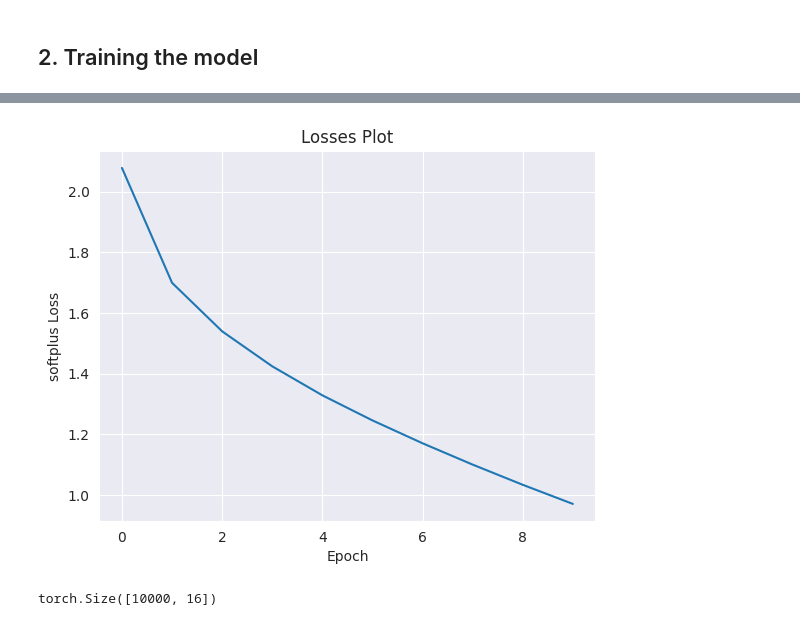
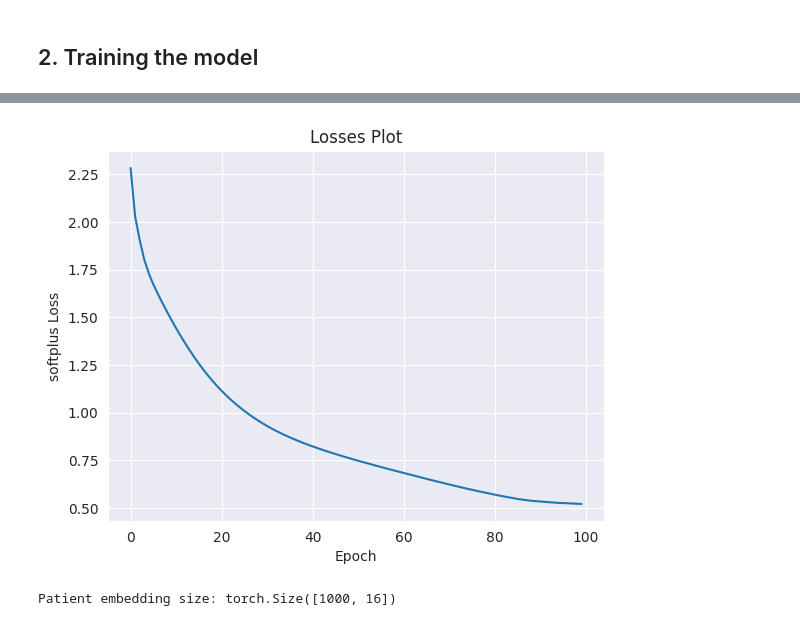
Before and after one commit to TeamHeKA/neurovasc, a Jupyter notebook: notebooks/Graphs/transe_node_pred.ipynb, the cells around one changed output, grey strips where cells are left out. Drawn from its saved outputs; the diff is of its cells as text; code cells hidden in the pictures.

```diff
--- a/notebooks/Graphs/transe_node_pred.ipynb
+++ b/notebooks/Graphs/transe_node_pred.ipynb
@@ -101,7 +126,7 @@ tf = TriplesFactory.from_path(f'{path}/sphn_events_noOutcome.tsv', create_invers
 # %%
 model_name = 'TransE'
 embedding_dim = 16
-epochs = 10
+epochs = 100
 
 result = pipeline(
     training=tf,
@@ -133,4 +159,4 @@ INFO:pykeen.evaluation.evaluator:Evaluation took 1183.17s seconds
-[figure, old version]
+[figure, new version]
 # %%
 import torch
 import torch.nn as nn
@@ -141,17 +167,17 @@ device = torch.device('cuda' if torch.cuda.is_available() else 'cpu')
 model = result.model
 entity_embedding = model.entity_representations[0](indices=None).detach().cpu()
 patient_embedding = entity_embedding[patient_id]
-print(patient_embedding.shape)
+print(f'Patient embedding size: {patient_embedding.shape}')
 
 patient_embedding = patient_embedding.to(device)
-y = joblib.load('ouput.joblib')
+y = joblib.load('../Data Generation/outcomes_1000_0.joblib')
 y = torch.Tensor(y).long().to(device)
 
-train_x, train_y = patient_embedding[:8000], y[:8000]
-val_x, val_y = patient_embedding[8000:9000], y[8000:9000]
-test_x, test_y = patient_embedding[9000:], y[9000:]
+train_x, train_y = patient_embedding[:int(num_patients*0.8)], y[:int(num_patients*0.8)]
+val_x, val_y = patient_embedding[int(num_patients*0.8):int(num_patients*0.9)], y[int(num_patients*0.8):int(num_patients*0.9)]
+test_x, test_y = patient_embedding[int(num_patients*0.9):], y[int(num_patients*0.9):]
 # %% [output]
-torch.Size([10000, 16])
+Patient embedding size: torch.Size([1000, 16])
 # %%
 # MLP classifier
 class NeuralNetwork(nn.Module):
```
Also changed, not shown: parts of 7 cells of this notebook.
